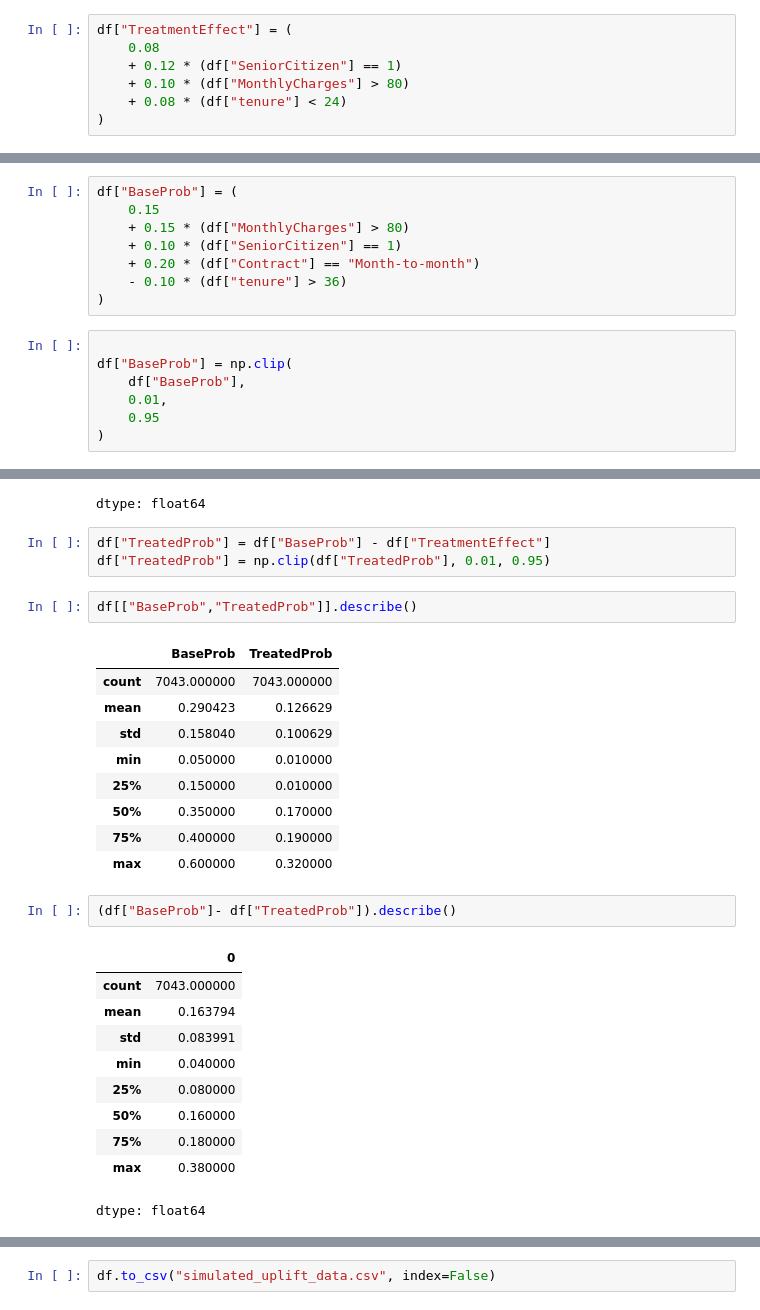
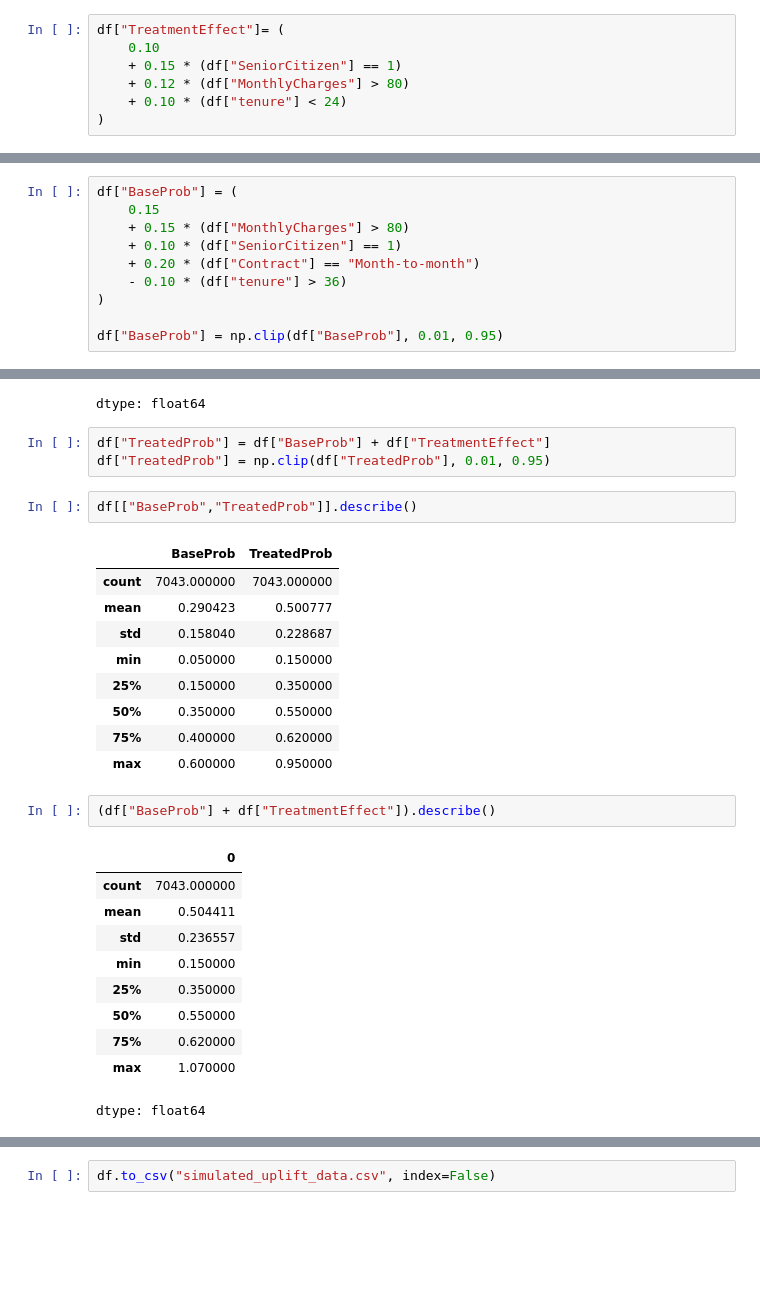
Before and after one commit to SRISHHA/Personalized-Customer-Retention-using-Causal-Uplift-Modeling-and-CatBoost-X-Learner, a Jupyter notebook: notebooks/03_treatment_simulation.ipynb, the cells around one changed output, grey strips where cells are left out. Saved outputs shown, nothing was run; the diff lists cells and outputs as text; blank space fills up the shorter version.

```diff
--- a/notebooks/03_treatment_simulation.ipynb
+++ b/notebooks/03_treatment_simulation.ipynb
@@ -294,11 +241,11 @@ df.groupby(
 | 1 | 0.254682 |
 dtype: float64
 # %%
-df["TreatmentEffect"] = (
-    0.08
-    + 0.12 * (df["SeniorCitizen"] == 1)
-    + 0.10 * (df["MonthlyCharges"] > 80)
-    + 0.08 * (df["tenure"] < 24)
+df["TreatmentEffect"]= (
+    0.10
+    + 0.15 * (df["SeniorCitizen"] == 1)
+    + 0.12 * (df["MonthlyCharges"] > 80)
+    + 0.10 * (df["tenure"] < 24)
 )
 # %%
 df["TreatmentEffect"].describe()
@@ -363,13 +310,8 @@ df["BaseProb"] = (
     + 0.20 * (df["Contract"] == "Month-to-month")
     - 0.10 * (df["tenure"] > 36)
 )
+
+df["BaseProb"] = np.clip(df["BaseProb"], 0.01, 0.95)
-# %%
-
-df["BaseProb"] = np.clip(
-    df["BaseProb"],
-    0.01,
-    0.95
-)
 # %%
 df["BaseProb"].describe()
 # %% [output]
@@ -392,31 +334,31 @@ df.groupby("Churn")["BaseProb"].mean()
 | 1 | 0.406126 |
 dtype: float64
 # %%
-df["TreatedProb"] = df["BaseProb"] - df["TreatmentEffect"]
+df["TreatedProb"] = df["BaseProb"] + df["TreatmentEffect"]
 df["TreatedProb"] = np.clip(df["TreatedProb"], 0.01, 0.95)
 # %%
 df[["BaseProb","TreatedProb"]].describe()
 # %% [output]
 |  | BaseProb | TreatedProb |
 | count | 7043.000000 | 7043.000000 |
-| mean | 0.290423 | 0.126629 |
-| std | 0.158040 | 0.100629 |
-| min | 0.050000 | 0.010000 |
-| 25% | 0.150000 | 0.010000 |
-| 50% | 0.350000 | 0.170000 |
-| 75% | 0.400000 | 0.190000 |
-| max | 0.600000 | 0.320000 |
+| mean | 0.290423 | 0.500777 |
+| std | 0.158040 | 0.228687 |
+| min | 0.050000 | 0.150000 |
+| 25% | 0.150000 | 0.350000 |
+| 50% | 0.350000 | 0.550000 |
+| 75% | 0.400000 | 0.620000 |
+| max | 0.600000 | 0.950000 |
 # %%
-(df["BaseProb"]- df["TreatedProb"]).describe()
+(df["BaseProb"] + df["TreatmentEffect"]).describe()
 # %% [output]
 |  | 0 |
 | count | 7043.000000 |
-| mean | 0.163794 |
-| std | 0.083991 |
-| min | 0.040000 |
-| 25% | 0.080000 |
-| 50% | 0.160000 |
-| 75% | 0.180000 |
-| max | 0.380000 |
+| mean | 0.504411 |
+| std | 0.236557 |
+| min | 0.150000 |
+| 25% | 0.350000 |
+| 50% | 0.550000 |
+| 75% | 0.620000 |
+| max | 1.070000 |
 dtype: float64
 # %%
```
Also changed, not shown: parts of 35 cells of this notebook, 1 other file.
